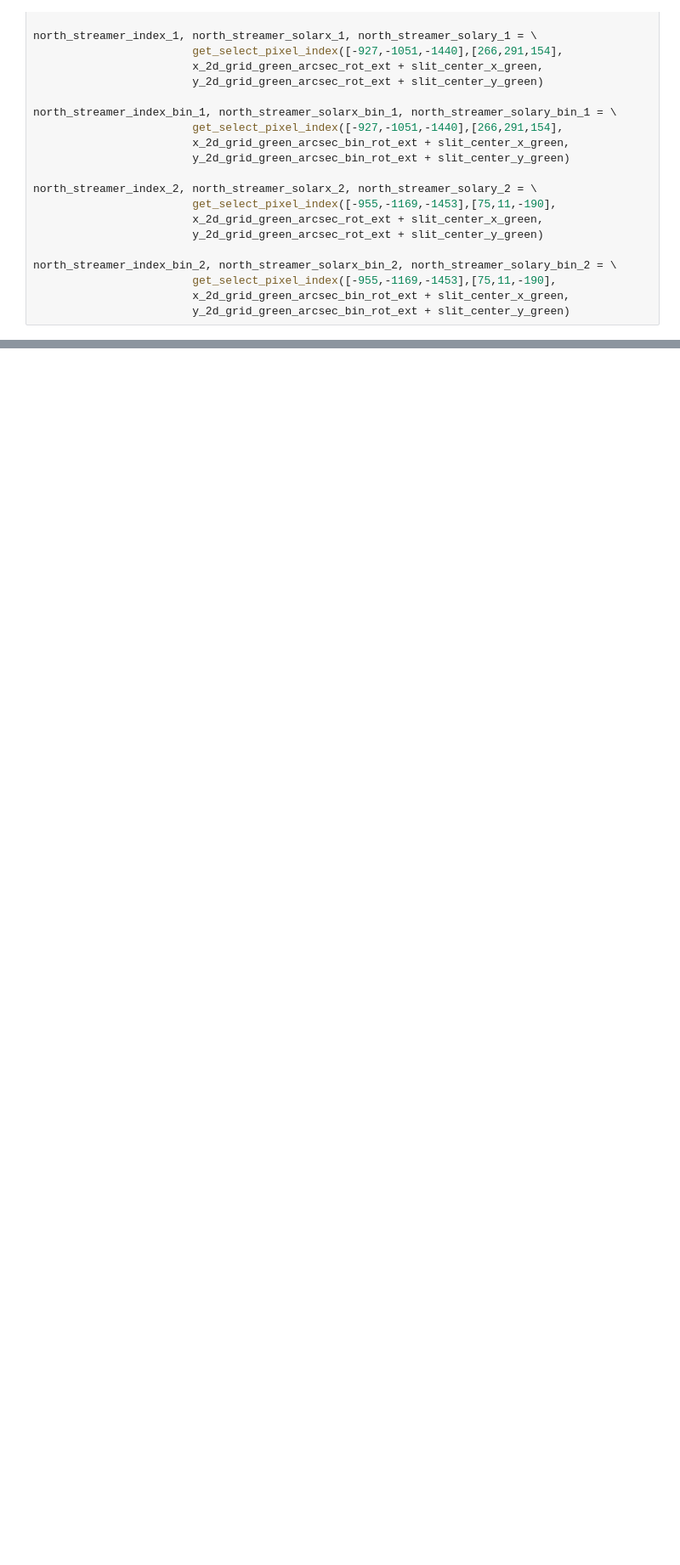
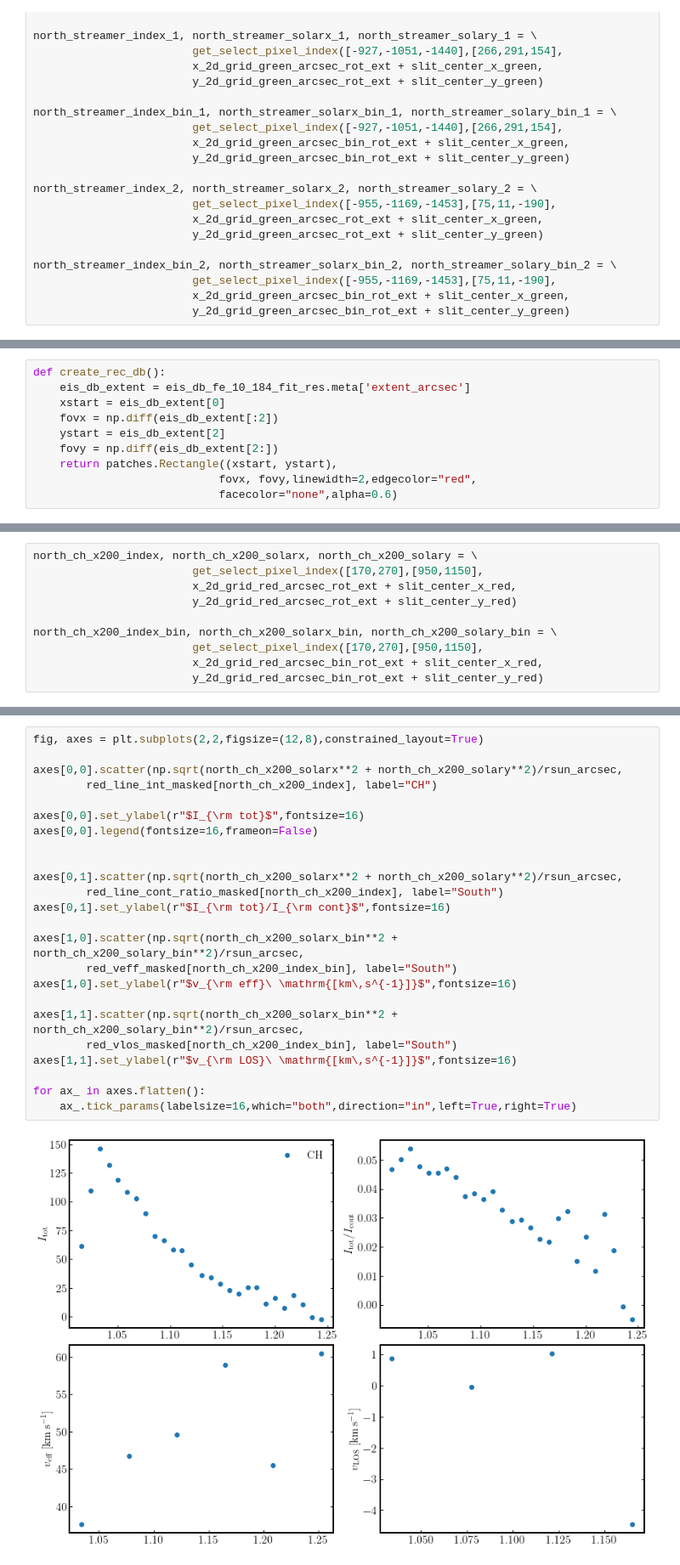
Before and after one commit to yjzhu-solar/Eclipse2017, a Jupyter notebook: ipynb/eclipse_data/intensity_variation.ipynb, the cells around one changed output, grey strips where cells are left out. Shown at 85% size. Saved outputs shown, nothing was run; the diff lists cells and outputs as text; blank space fills up the shorter version.

```diff
--- a/ipynb/eclipse_data/intensity_variation.ipynb
+++ b/ipynb/eclipse_data/intensity_variation.ipynb
@@ -533,0 +664,10 @@ for ax_ in axes:
+# %%
+def create_rec_db():
+    eis_db_extent = eis_db_fe_10_184_fit_res.meta['extent_arcsec']
+    xstart = eis_db_extent[0]
+    fovx = np.diff(eis_db_extent[:2])
+    ystart = eis_db_extent[2]
+    fovy = np.diff(eis_db_extent[2:])
+    return patches.Rectangle((xstart, ystart),
+                            fovx, fovy,linewidth=2,edgecolor="red",
+                            facecolor="none",alpha=0.6)
@@ -533,0 +766,10 @@ for ax_ in axes:
+# %%
+north_ch_x200_index, north_ch_x200_solarx, north_ch_x200_solary = \
+                        get_select_pixel_index([170,270],[950,1150],
+                        x_2d_grid_red_arcsec_rot_ext + slit_center_x_red,
+                        y_2d_grid_red_arcsec_rot_ext + slit_center_y_red)
+
+north_ch_x200_index_bin, north_ch_x200_solarx_bin, north_ch_x200_solary_bin = \
+                        get_select_pixel_index([170,270],[950,1150],
+                        x_2d_grid_red_arcsec_bin_rot_ext + slit_center_x_red,
+                        y_2d_grid_red_arcsec_bin_rot_ext + slit_center_y_red)
@@ -533,0 +888,26 @@ for ax_ in axes:
+# %%
+fig, axes = plt.subplots(2,2,figsize=(12,8),constrained_layout=True)
+
+axes[0,0].scatter(np.sqrt(north_ch_x200_solarx**2 + north_ch_x200_solary**2)/rsun_arcsec,
+        red_line_int_masked[north_ch_x200_index], label="CH")
+
+axes[0,0].set_ylabel(r"$I_{\rm tot}$",fontsize=16)
+axes[0,0].legend(fontsize=16,frameon=False)
+
+
+axes[0,1].scatter(np.sqrt(north_ch_x200_solarx**2 + north_ch_x200_solary**2)/rsun_arcsec,
+        red_line_cont_ratio_masked[north_ch_x200_index], label="South")
+axes[0,1].set_ylabel(r"$I_{\rm tot}/I_{\rm cont}$",fontsize=16)
+
+axes[1,0].scatter(np.sqrt(north_ch_x200_solarx_bin**2 + north_ch_x200_solary_bin**2)/rsun_arcsec,
+        red_veff_masked[north_ch_x200_index_bin], label="South")
+axes[1,0].set_ylabel(r"$v_{\rm eff}\ \mathrm{[km\,s^{-1}]}$",fontsize=16)
+
+axes[1,1].scatter(np.sqrt(north_ch_x200_solarx_bin**2 + north_ch_x200_solary_bin**2)/rsun_arcsec,
+        red_vlos_masked[north_ch_x200_index_bin], label="South")
+axes[1,1].set_ylabel(r"$v_{\rm LOS}\ \mathrm{[km\,s^{-1}]}$",fontsize=16)
+
+for ax_ in axes.flatten():
+    ax_.tick_params(labelsize=16,which="both",direction="in",left=True,right=True)
+# %% [output]
+[figure, added]
```
Also changed, not shown: parts of 17 cells of this notebook, 18 other files.
